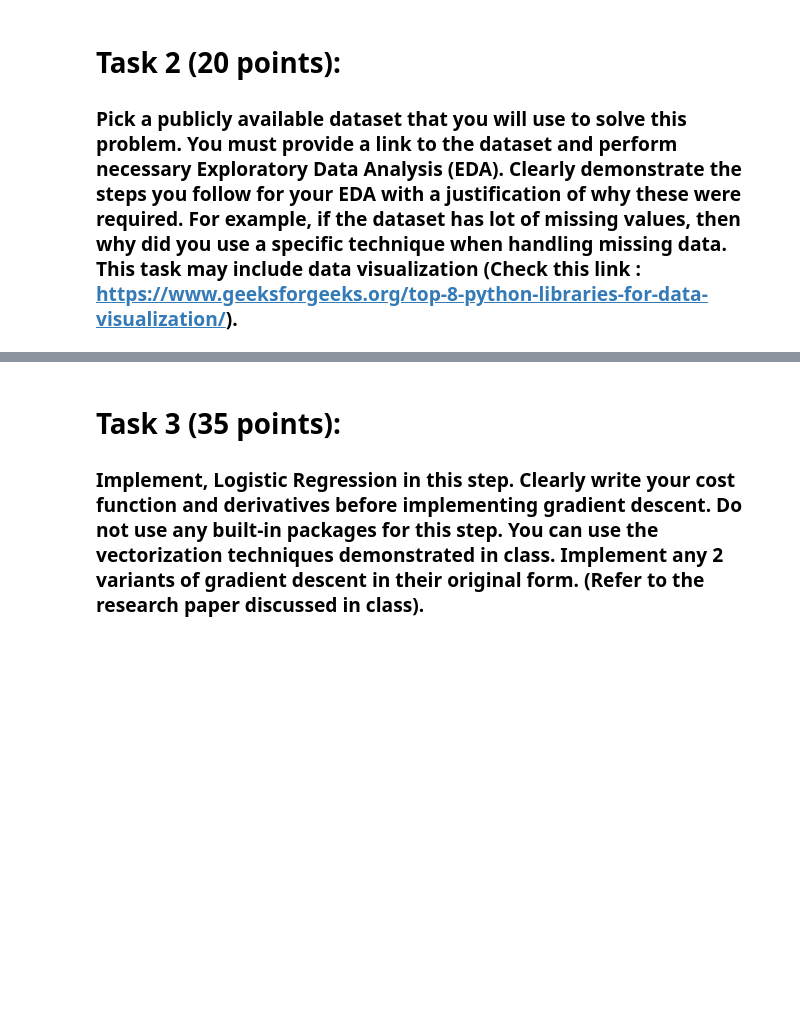
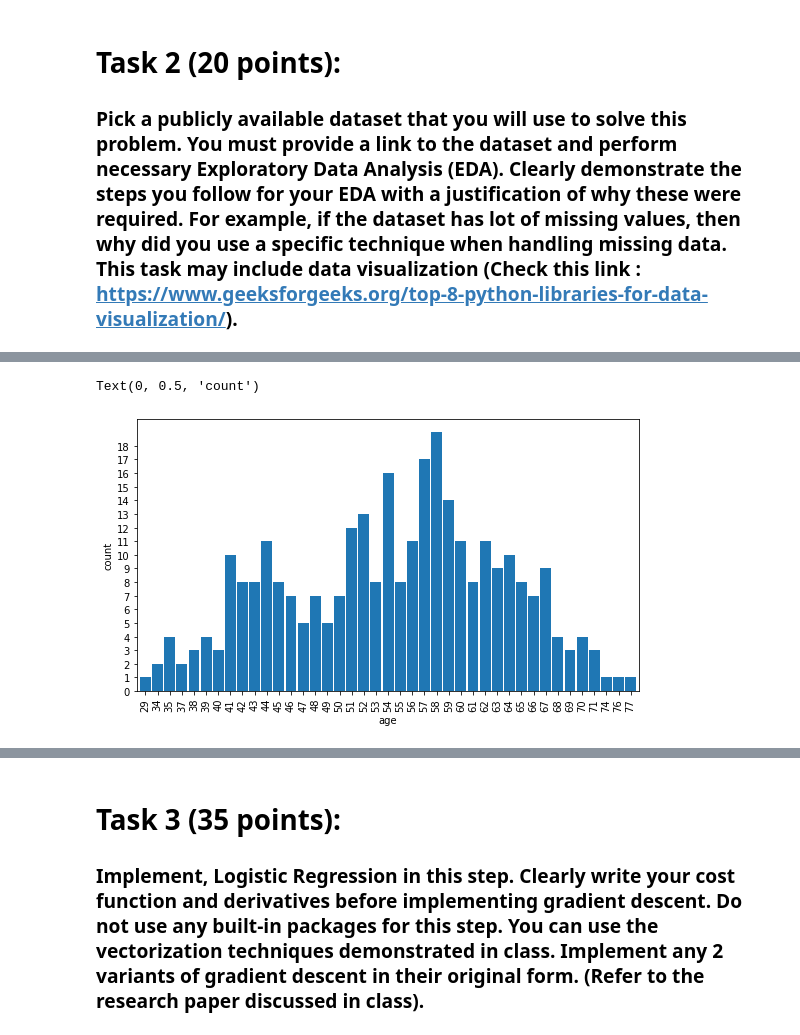
Before and after one commit to sirmammingtonham/projects, a Jupyter notebook: hw1.ipynb, the cells around one changed output, grey strips where cells are left out. Cells and saved outputs as stored; diff of their text form; code cells hidden in the pictures; blank space fills up the shorter version.

```diff
--- a/hw1.ipynb
+++ b/hw1.ipynb
@@ -10,0 +44,2 @@ import pandas as pd
+# %%
+df = pd.read_csv('heart.csv')
@@ -10,0 +87,7 @@ import pandas as pd
+# %%
+ax = df['age'].value_counts().sort_index().plot(kind = 'bar', yticks=range(df['age'].value_counts().max()), figsize=(9,5), width=.9)
+ax.set_xlabel("age")
+ax.set_ylabel("count")
+# %% [output]
+Text(0, 0.5, 'count')
+[figure, added]
```
Also changed, not shown: parts of 32 cells of this notebook.
